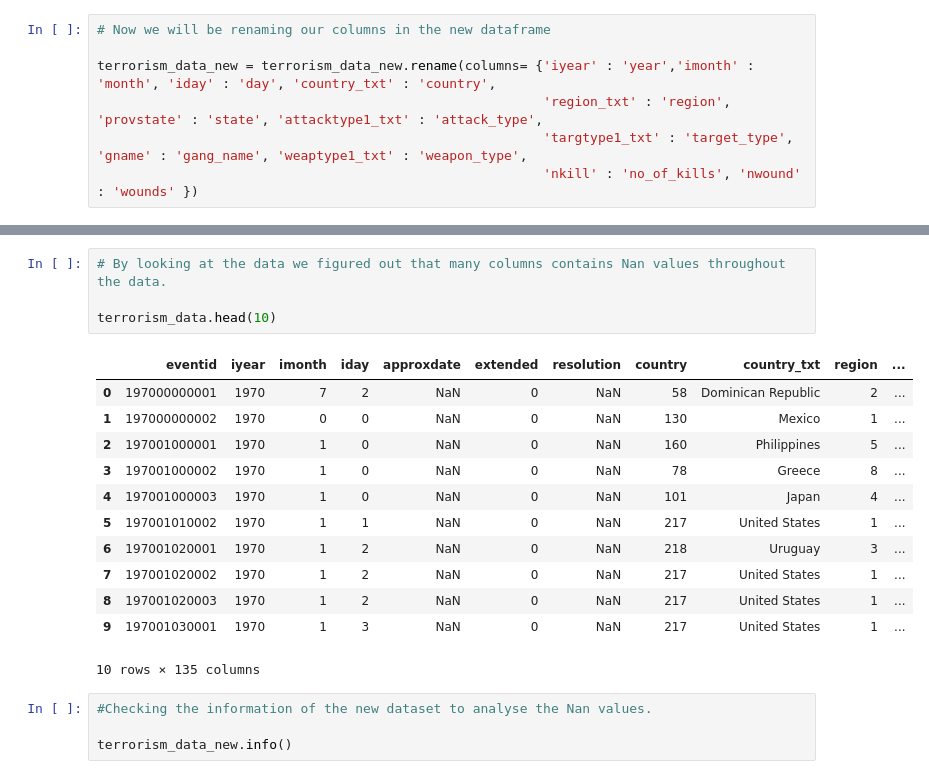
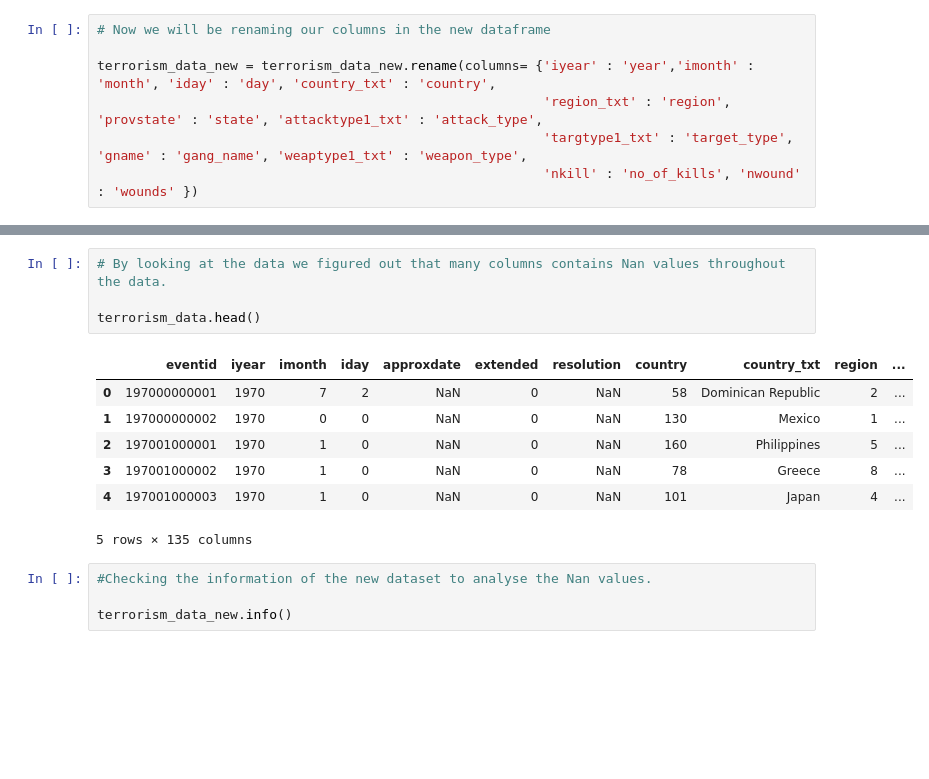
Before and after one commit to Dshivank/EDA-Global-Terrorism-Analysis, a Jupyter notebook: Global_Terrorism_Analysis_Capstone_Project.ipynb, the cells around one changed output, grey strips where cells are left out. Saved outputs shown, nothing was run; the diff lists cells and outputs as text; blank space fills up the shorter version.

Commit message:
Global Terrorism Analysis Capstone Project progress 6

```diff
--- a/Global_Terrorism_Analysis_Capstone_Project.ipynb
+++ b/Global_Terrorism_Analysis_Capstone_Project.ipynb
@@ -152,20 +151,15 @@ terrorism_data_new.head(5)
 # %%
 # By looking at the data we figured out that many columns contains Nan values throughout the data.
 
-terrorism_data.head(10)
+terrorism_data.head()
 # %% [output]
 |  | eventid | iyear | imonth | iday | approxdate | extended | resolution | country | country_txt | region | ... |
 | 0 | 197000000001 | 1970 | 7 | 2 | NaN | 0 | NaN | 58 | Dominican Republic | 2 | ... |
 | 1 | 197000000002 | 1970 | 0 | 0 | NaN | 0 | NaN | 130 | Mexico | 1 | ... |
 | 2 | 197001000001 | 1970 | 1 | 0 | NaN | 0 | NaN | 160 | Philippines | 5 | ... |
 | 3 | 197001000002 | 1970 | 1 | 0 | NaN | 0 | NaN | 78 | Greece | 8 | ... |
 | 4 | 197001000003 | 1970 | 1 | 0 | NaN | 0 | NaN | 101 | Japan | 4 | ... |
-| 5 | 197001010002 | 1970 | 1 | 1 | NaN | 0 | NaN | 217 | United States | 1 | ... |
-| 6 | 197001020001 | 1970 | 1 | 2 | NaN | 0 | NaN | 218 | Uruguay | 3 | ... |
-| 7 | 197001020002 | 1970 | 1 | 2 | NaN | 0 | NaN | 217 | United States | 1 | ... |
-| 8 | 197001020003 | 1970 | 1 | 2 | NaN | 0 | NaN | 217 | United States | 1 | ... |
-| 9 | 197001030001 | 1970 | 1 | 3 | NaN | 0 | NaN | 217 | United States | 1 | ... |
-10 rows × 135 columns
+5 rows × 135 columns
 # %%
 #Checking the information of the new dataset to analyse the Nan values.
 
```
Also changed, not shown: parts of 43 cells of this notebook.
